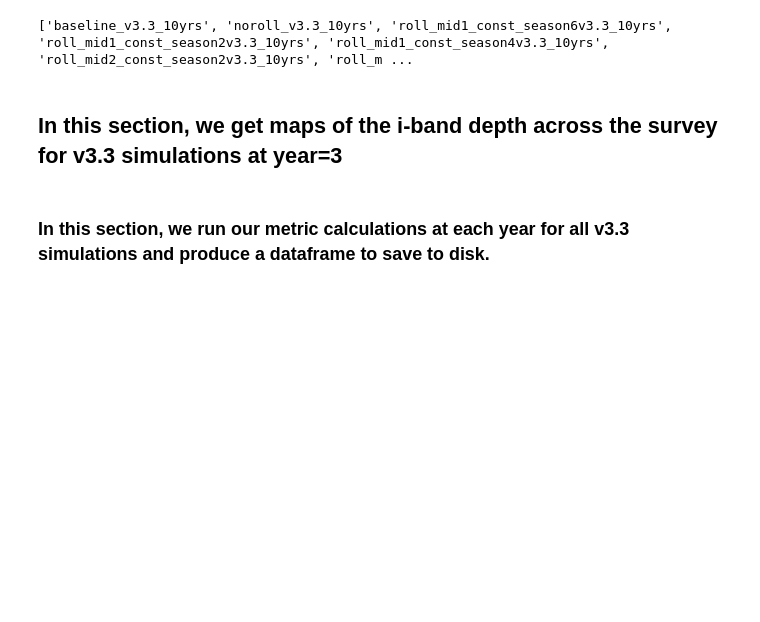
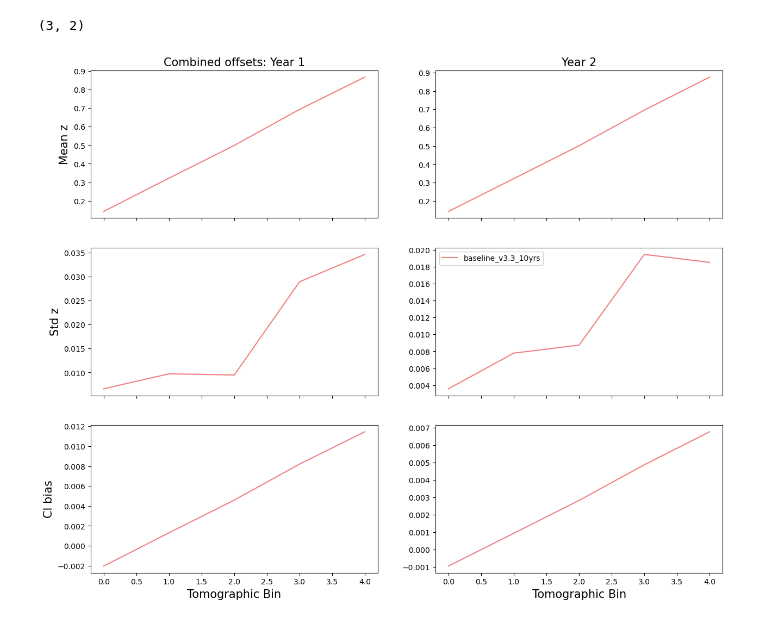
Before and after one commit to LSSTDESC/ObsStrat, a Jupyter notebook: code/meanz_uniformity/iband_to_meanz_jq.ipynb, the cells around one changed output. Cells and saved outputs as stored; diff of their text form; code cells hidden in the pictures; blank space fills up the shorter version.

```diff
--- a/code/meanz_uniformity/iband_to_meanz_jq.ipynb
+++ b/code/meanz_uniformity/iband_to_meanz_jq.ipynb
@@ -43,0 +43,19 @@ Healpix slicer using NSIDE=64, approximate resolution 54.967783 arcminutes
+# %%
+import meanz_modules as mzmod
+import numpy as np
+import pandas as pd
+import importlib
+importlib.reload(mzmod)
+import warnings
+warnings.filterwarnings("ignore")
+
+
+v33_sim_list = ['/pscratch/sd/r/rhlozek/rubin_sim_data/sim_baseline/baseline_v3.3_10yrs.db',
+               '/pscratch/sd/r/rhlozek/rubin_sim_data/noroll/noroll_v3.3_10yrs.db',
+               '/pscratch/sd/b/beckermr/v3.4_sims_rubin/roll_uniform_mjdp0_v3.4_10yrs.db',
+               '/pscratch/sd/b/beckermr/v3.4_sims_rubin/baseline_v3.4_10yrs.db']
+v33_name_list = [path.splitext(path.basename(sim))[0] for sim in v33_sim_list]
+nums =len(v33_name_list)
+
+v33_df = mzmod.get_year_by_year_metrics(np.arange(10), v33_name_list[:nums], v33_sim_list[:nums])
+display(v33_df)
@@ -44,19 +100,20 @@ Healpix slicer using NSIDE=64, approximate resolution 54.967783 arcminutes
+# %%
+importlib.reload(mzmod)
+years = [0,1]
+mzmod.plot_meanz_metrics_by_year(v33_df,years=years,filter='combined')
+# %% [output]
+(3, 2)
+[figure, added]
 # %%
-#Possible ones to consider
+# #Possible ones to consider
 
-v33_sim_list = ['/pscratch/sd/r/rhlozek/rubin_sim_data/sim_baseline/baseline_v3.3_10yrs.db',
-           '/pscratch/sd/r/rhlozek/rubin_sim_data/noroll/noroll_v3.3_10yrs.db',
-           '/pscratch/sd/r/rhlozek/rubin_sim_data/noroll/roll_mid1_const_season6v3.3_10yrs.db',
-           '/pscratch/sd/r/rhlozek/rubin_sim_data/noroll/roll_mid1_const_season2v3.3_10yrs.db',
-           '/pscratch/sd/r/rhlozek/rubin_sim_data/noroll/roll_mid1_const_season4v3.3_10yrs.db',
-           '/pscratch/sd/r/rhlozek/rubin_sim_data/noroll/roll_mid2_const_season2v3.3_10yrs.db',
-           '/pscratch/sd/r/rhlozek/rubin_sim_data/noroll/roll_mid2_const_season4v3.3_10yrs.db',
-           '/pscratch/sd/r/rhlozek/rubin_sim_data/noroll/roll_mid2_const_season6v3.3_10yrs.db',]
-v33_name_list = [path.splitext(path.basename(sim))[0] for sim in v33_sim_list]
-print(v33_name_list)
+# v33_sim_list = ['/pscratch/sd/r/rhlozek/rubin_sim_data/sim_baseline/baseline_v3.3_10yrs.db',
+#            '/pscratch/sd/r/rhlozek/rubin_sim_data/noroll/noroll_v3.3_10yrs.db',
+#            '/pscratch/sd/r/rhlozek/rubin_sim_data/noroll/roll_mid1_const_season6v3.3_10yrs.db',
+#            '/pscratch/sd/r/rhlozek/rubin_sim_data/noroll/roll_mid1_const_season2v3.3_10yrs.db',
+#            '/pscratch/sd/r/rhlozek/rubin_sim_data/noroll/roll_mid1_const_season4v3.3_10yrs.db',
+#            '/pscratch/sd/r/rhlozek/rubin_sim_data/noroll/roll_mid2_const_season2v3.3_10yrs.db',
+#            '/pscratch/sd/r/rhlozek/rubin_sim_data/noroll/roll_mid2_const_season4v3.3_10yrs.db',
+#            '/pscratch/sd/r/rhlozek/rubin_sim_data/noroll/roll_mid2_const_season6v3.3_10yrs.db',]
+# v33_name_list = [path.splitext(path.basename(sim))[0] for sim in v33_sim_list]
+# print(v33_name_list)
-# %% [output]
-['baseline_v3.3_10yrs', 'noroll_v3.3_10yrs', 'roll_mid1_const_season6v3.3_10yrs', 'roll_mid1_const_season2v3.3_10yrs', 'roll_mid1_const_season4v3.3_10yrs', 'roll_mid2_const_season2v3.3_10yrs', 'roll_m ...
-# %% [markdown]
-## In this section, we get maps of the i-band depth across the survey for v3.3 simulations at year=3
-# %% [markdown]
-### In this section, we run our metric calculations at each year for all v3.3 simulations and produce a dataframe to save to disk.
```
Also changed, not shown: parts of 14 cells of this notebook, 1 other file.
